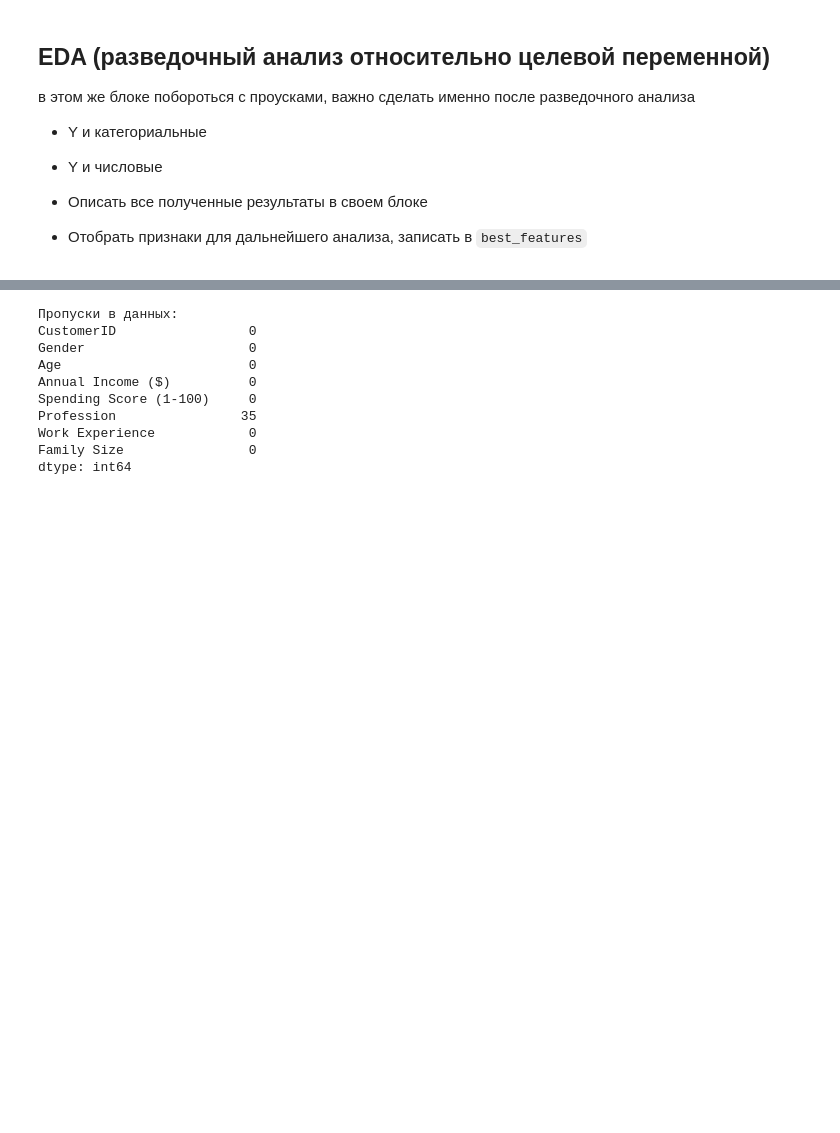
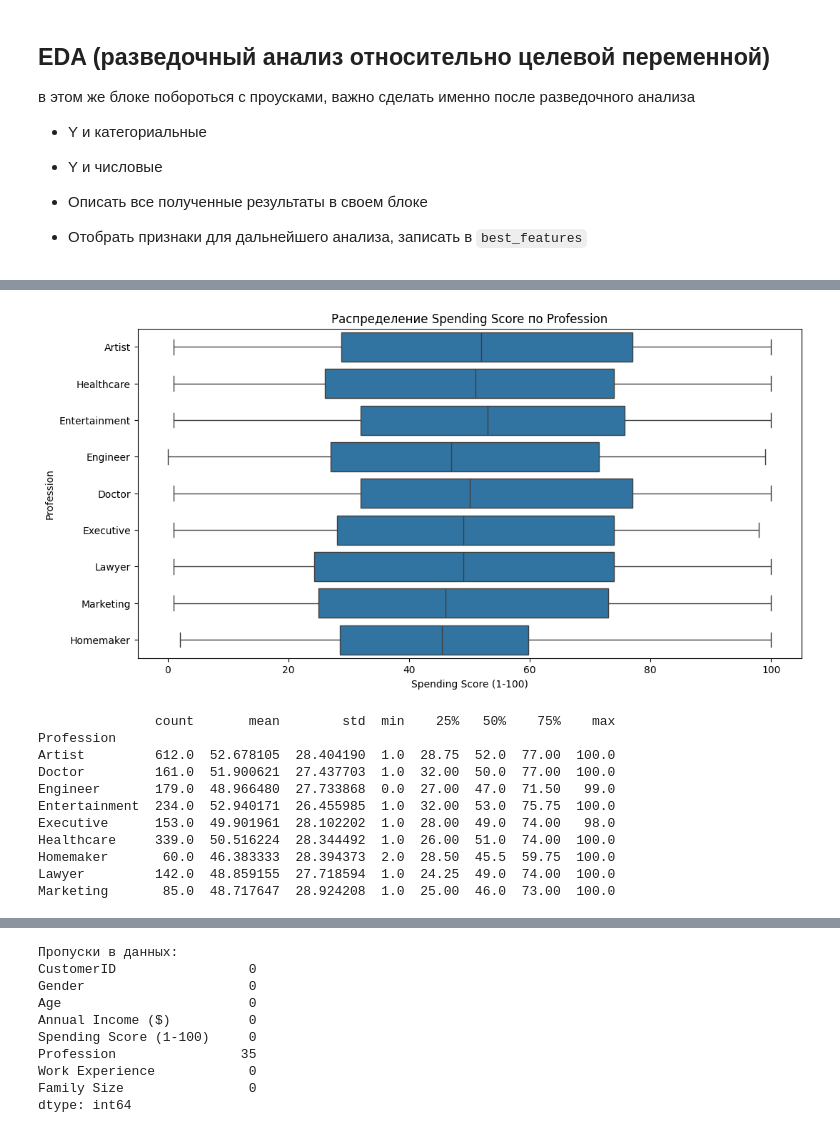
Before and after one commit to Canchili/-, a Jupyter notebook: Копия_блокнота_"Домашнее_задание_2_ipynb".ipynb, the cells around one changed output, grey strips where cells are left out. Drawn from its saved outputs; the diff is of its cells as text; code cells hidden in the pictures; blank space fills up the shorter version.

```diff
--- a/Копия_блокнота_"Домашнее_задание_2_ipynb".ipynb
+++ b/Копия_блокнота_"Домашнее_задание_2_ipynb".ipynb
@@ -62,0 +156,21 @@ best_features = categorial_features + numeric_features
+# %%
+# boxplot распределения целевой переменной по профессиям
+plt.figure(figsize=(12, 6))
+sns.boxplot(data=df, y="Profession", x="Spending Score (1-100)", order=df["Profession"].value_counts().index)
+plt.title("Распределение Spending Score по Profession")
+plt.show()
+# Описательная статистика целевой переменной по профессиям
+print(df.groupby("Profession")["Spending Score (1-100)"].describe())
+# %% [output]
+[figure, added]
+               count       mean        std  min    25%   50%    75%    max
+Profession
+Artist         612.0  52.678105  28.404190  1.0  28.75  52.0  77.00  100.0
+Doctor         161.0  51.900621  27.437703  1.0  32.00  50.0  77.00  100.0
+Engineer       179.0  48.966480  27.733868  0.0  27.00  47.0  71.50   99.0
+Entertainment  234.0  52.940171  26.455985  1.0  32.00  53.0  75.75  100.0
+Executive      153.0  49.901961  28.102202  1.0  28.00  49.0  74.00   98.0
+Healthcare     339.0  50.516224  28.344492  1.0  26.00  51.0  74.00  100.0
+Homemaker       60.0  46.383333  28.394373  2.0  28.50  45.5  59.75  100.0
+Lawyer         142.0  48.859155  27.718594  1.0  24.25  49.0  74.00  100.0
+Marketing       85.0  48.717647  28.924208  1.0  25.00  46.0  73.00  100.0
```
Also changed, not shown: parts of 15 cells of this notebook.
